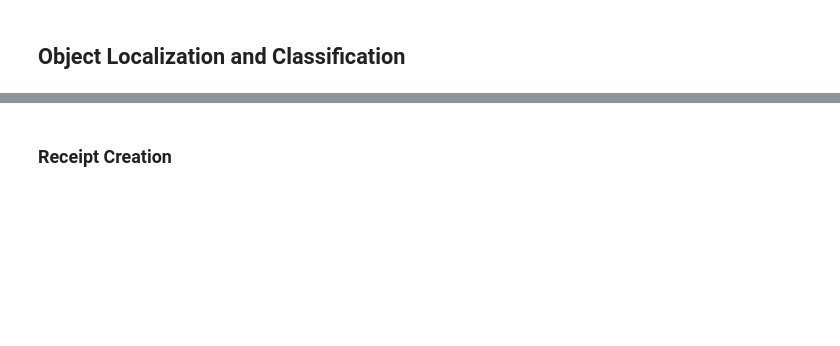
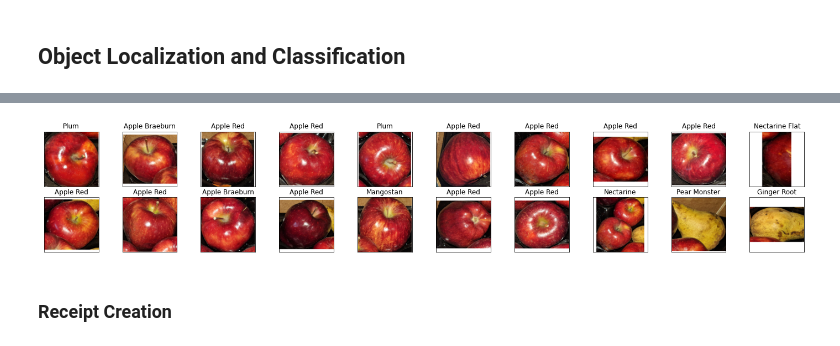
Before and after one commit to MichaelCondo/Team9-APS360-Project, a Jupyter notebook: Demo.ipynb, the cells around one changed output, grey strips where cells are left out. Saved outputs shown, nothing was run; the diff lists cells and outputs as text; code cells hidden in the pictures; blank space fills up the shorter version.

```diff
--- a/Demo.ipynb
+++ b/Demo.ipynb
@@ -565,7 +709,7 @@ def make_square(im, min_size=100, fill_color=(0, 0, 0, 0)):
     new_im.paste(im, (int((size - x) / 2), int((size - y) / 2)))
     return new_im
 
-def classify_cropped_images(seg_img_list, plot=False):
+def classify_cropped_images(model, seg_img_list, plot=False):
   images = []
   for im in seg_img_list:
     im = make_square(im, fill_color=(255, 255, 255, 0))
@@ -574,11 +718,7 @@ def classify_cropped_images(seg_img_list, plot=False):
     images.append(im)
 
   images = torch.stack(images)
-  model = CNN(classes)
-  model.load_state_dict(torch.load(get_model_name(model, 27, 1e-3, 13720)))
 
-  if torch.cuda.is_available():
-      model.cuda()
   out = model(images.cuda())
   pred = out.max(1, keepdim=True)[1]
   images = images.numpy()               # convert images to numpy for display
@@ -587,7 +727,8 @@ def classify_cropped_images(seg_img_list, plot=False):
   if plot:
     fig = plt.figure(figsize=(25, 4))
     for idx in np.arange(len(pred)):
-        ax = fig.add_subplot(2, 20 / 2, idx + 1, xticks=[], yticks=[])
+        subplots = len(pred) if len(pred) % 2 else len(pred) + 1
+        ax = fig.add_subplot(2, subplots / 2, idx + 1, xticks=[], yticks=[])
         plt.imshow(np.transpose(images[idx], (1, 2, 0)))
         ax.set_title(classes[pred[idx]])
 
@@ -596,13 +737,13 @@ def classify_cropped_images(seg_img_list, plot=False):
     predictionClasses.append(classes[p])
   return predictionClasses
 
-def object_detection_api(img_path, open=False, plot=False, threshold=0.5, rect_th=3, text_size=3, text_th=3):
+def object_detection_api(model, img_path, open=False, plot=False, threshold=0.5, rect_th=3, text_size=3, text_th=3):
   boxes = get_prediction(img_path, threshold, open) # Get predictions
   pred_cls = []
 
   if len(boxes) > 0:
-    seg_img_list = seg_img(img_path, boxes, plot, open)
-    pred_cls = classify_cropped_images(seg_img_list, plot)
+    seg_img_list = seg_img(img_path, boxes, False, open)
+    pred_cls = classify_cropped_images(model, seg_img_list, plot)
 
   new_boxes = []
   for box in boxes:
@@ -611,8 +752,15 @@ def object_detection_api(img_path, open=False, plot=False, threshold=0.5, rect_t
 
   return new_boxes, pred_cls
 # %%
-%cd '/content/drive/MyDrive/APS360 Project/model_checkpoint'
-boxes, pred_cls = object_detection_api('/root/project/datasets/Fruit-Images-Dataset-master/test-multiple_fruits/apple_pear.jpg', open=True, plot=False, threshold=0.5)
+boxes, pred_cls = object_detection_api(
+    model,
+    "/root/project/datasets/Fruit-Images-Dataset-master/test-multiple_fruits/apple_pear.jpg",
+    open=True,
+    plot=True,
+    threshold=0.5,
+)
+# %% [output]
+[figure, added]
 # %% [markdown]
 ### Receipt Creation
 # %%
```
Also changed, not shown: parts of 12 cells of this notebook.
